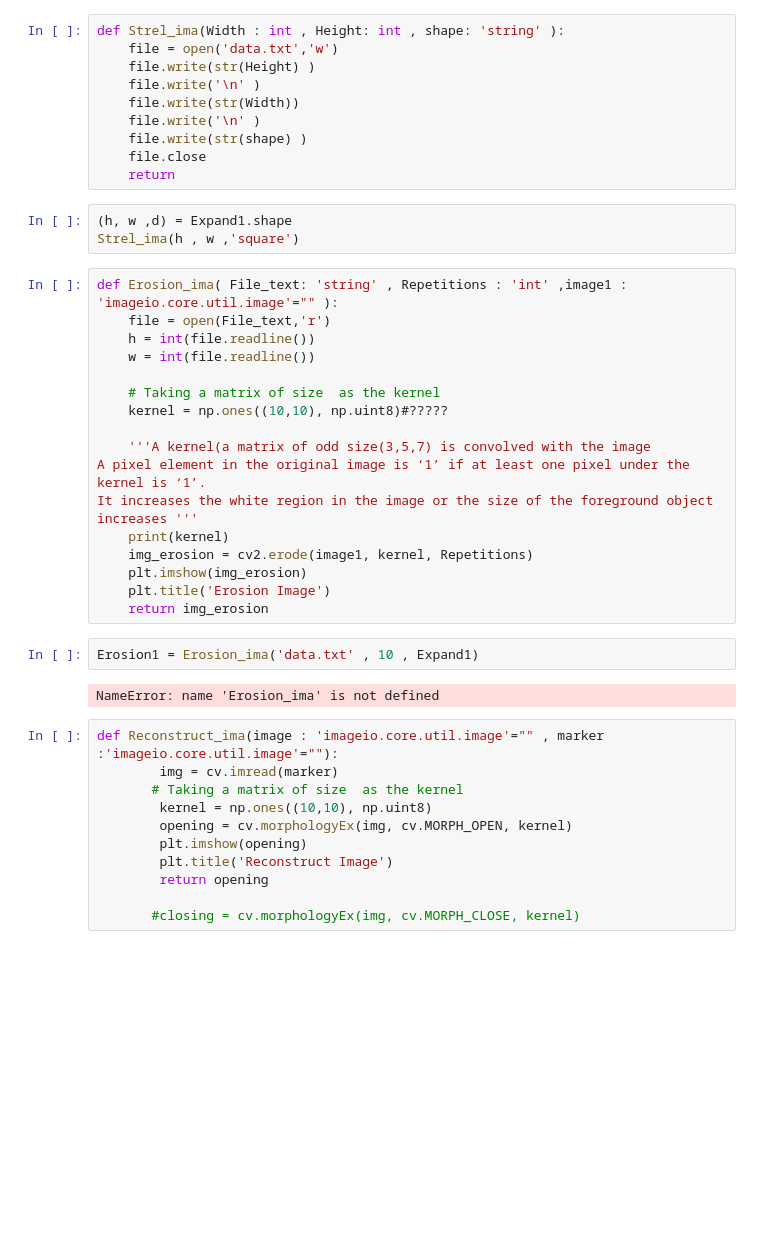
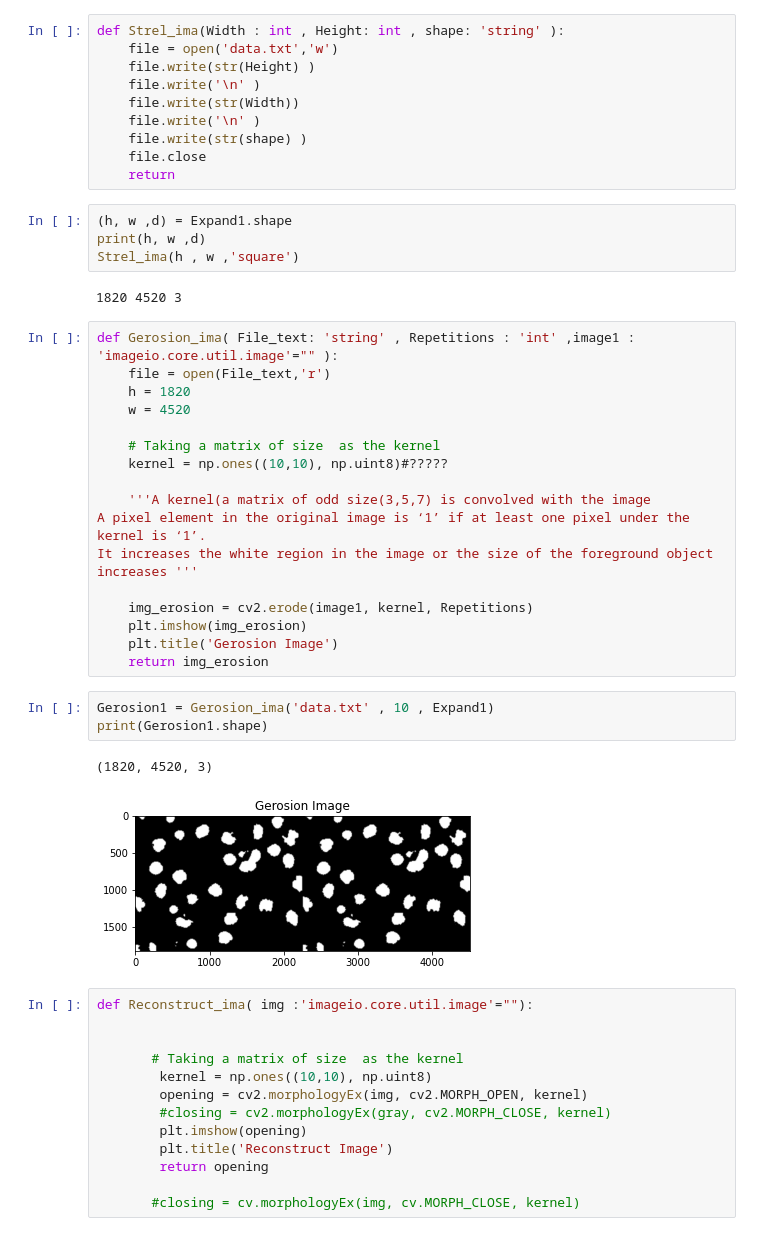
Before and after one commit to Binh9874123/Diplom-Example, a Jupyter notebook: Untitled.ipynb, the cells around one changed output. Drawn from its saved outputs; the diff is of its cells as text; blank space fills up the shorter version.

```diff
--- a/Untitled.ipynb
+++ b/Untitled.ipynb
@@ -91,12 +109,15 @@ def Strel_ima(Width : int , Height: int , shape: 'string' ):
     return
 # %%
 (h, w ,d) = Expand1.shape
+print(h, w ,d)
 Strel_ima(h , w ,'square')
+# %% [output]
+1820 4520 3
 # %%
-def Erosion_ima( File_text: 'string' , Repetitions : 'int' ,image1 : 'imageio.core.util.image'="" ):
+def Gerosion_ima( File_text: 'string' , Repetitions : 'int' ,image1 : 'imageio.core.util.image'="" ):
     file = open(File_text,'r')
-    h = int(file.readline())
-    w = int(file.readline())
+    h = 1820
+    w = 4520
 
     # Taking a matrix of size  as the kernel
     kernel = np.ones((10,10), np.uint8)#?????
@@ -104,21 +125,25 @@ def Erosion_ima( File_text: 'string' , Repetitions : 'int' ,image1 : 'imageio.co
     '''A kernel(a matrix of odd size(3,5,7) is convolved with the image
 A pixel element in the original image is ‘1’ if at least one pixel under the kernel is ‘1’.
 It increases the white region in the image or the size of the foreground object increases '''
-    print(kernel)
+
     img_erosion = cv2.erode(image1, kernel, Repetitions)
     plt.imshow(img_erosion)
-    plt.title('Erosion Image')
+    plt.title('Gerosion Image')
     return img_erosion
 # %%
-Erosion1 = Erosion_ima('data.txt' , 10 , Expand1)
+Gerosion1 = Gerosion_ima('data.txt' , 10 , Expand1)
+print(Gerosion1.shape)
 # %% [output]
-NameError: name 'Erosion_ima' is not defined
+(1820, 4520, 3)
+[figure, added]
 # %%
-def Reconstruct_ima(image : 'imageio.core.util.image'="" , marker :'imageio.core.util.image'=""):
-        img = cv.imread(marker)
+def Reconstruct_ima( img :'imageio.core.util.image'=""):
+
+
        # Taking a matrix of size  as the kernel
         kernel = np.ones((10,10), np.uint8)
-        opening = cv.morphologyEx(img, cv.MORPH_OPEN, kernel)
+        opening = cv2.morphologyEx(img, cv2.MORPH_OPEN, kernel)
+        #closing = cv2.morphologyEx(gray, cv2.MORPH_CLOSE, kernel)
         plt.imshow(opening)
         plt.title('Reconstruct Image')
         return opening
```
Also changed, not shown: parts of 37 cells of this notebook.
